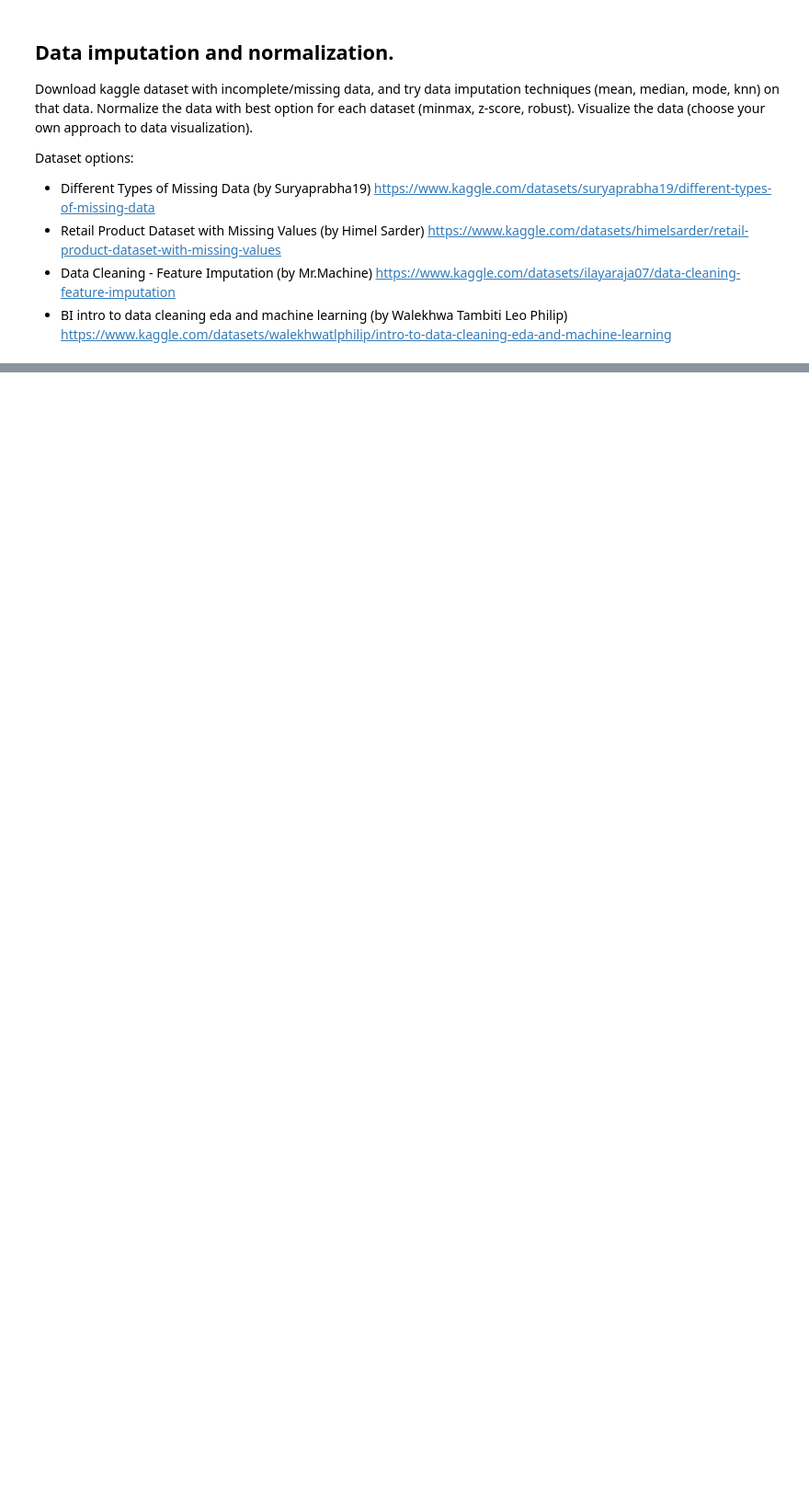
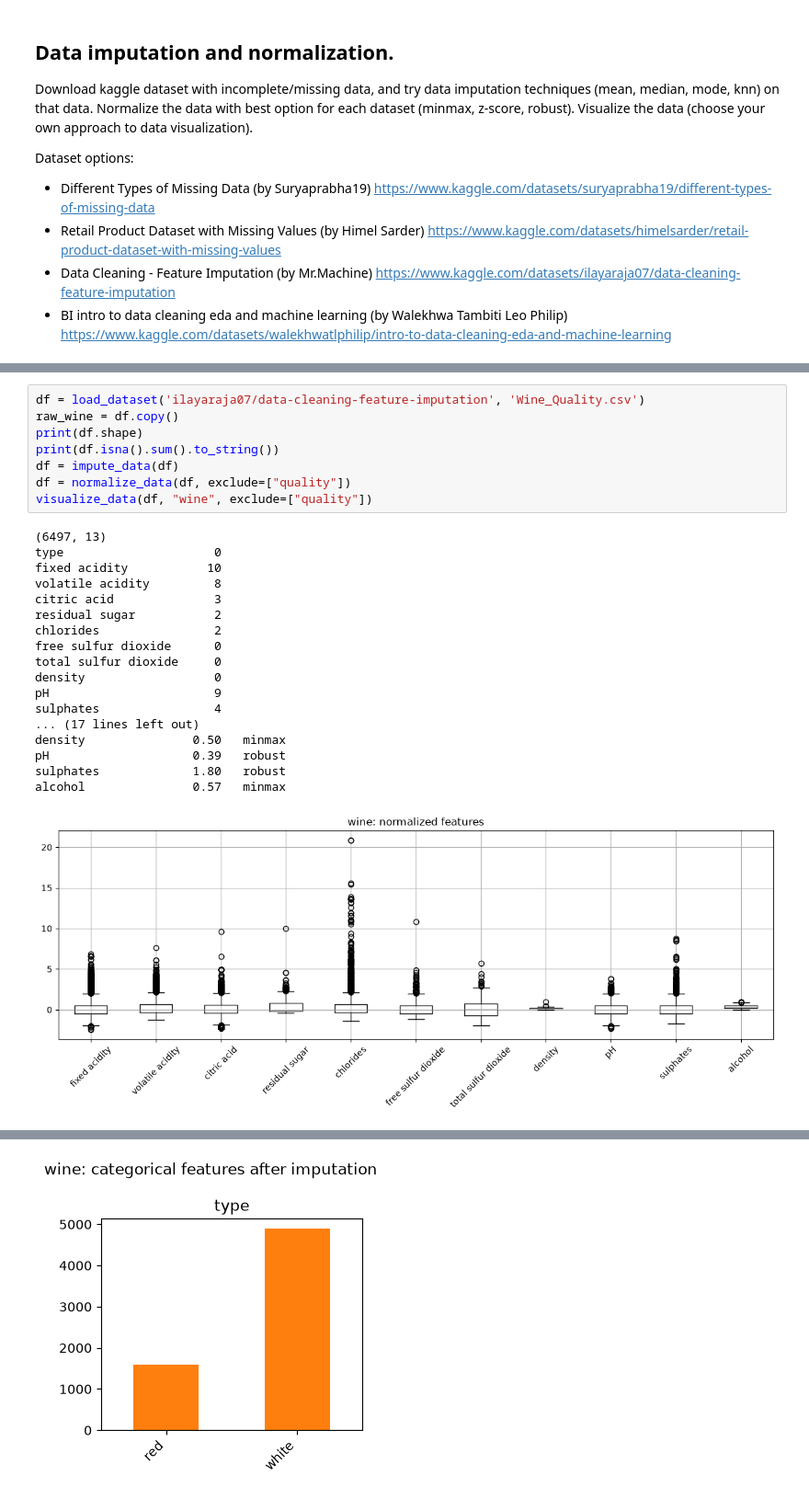
Before and after one commit to ToTheTermsOfService/id-lb1, a Jupyter notebook: assignement-1.ipynb, the cells around one changed output, grey strips where cells are left out. Shown at 92% size. Cells and saved outputs as stored; diff of their text form; blank space fills up the shorter version.

```diff
--- a/assignement-1.ipynb
+++ b/assignement-1.ipynb
@@ -522,0 +538,27 @@ volatile acidity  0.298  0.340   0.290  0.280
+# %%
+df = load_dataset('ilayaraja07/data-cleaning-feature-imputation', 'Wine_Quality.csv')
+raw_wine = df.copy()
+print(df.shape)
+print(df.isna().sum().to_string())
+df = impute_data(df)
+df = normalize_data(df, exclude=["quality"])
+visualize_data(df, "wine", exclude=["quality"])
+# %% [output]
+(6497, 13)
+type                     0
+fixed acidity           10
+volatile acidity         8
+citric acid              3
+residual sugar           2
+chlorides                2
+free sulfur dioxide      0
+total sulfur dioxide     0
+density                  0
+pH                       9
+sulphates                4
+... (17 lines left out)
+density               0.50   minmax
+pH                    0.39   robust
+sulphates             1.80   robust
+alcohol               0.57   minmax
+[figure, added]
@@ -522,0 +567 @@ volatile acidity  0.298  0.340   0.290  0.280
+[figure, added]
```
Also changed, not shown: parts of 12 cells of this notebook, 16 other files.
